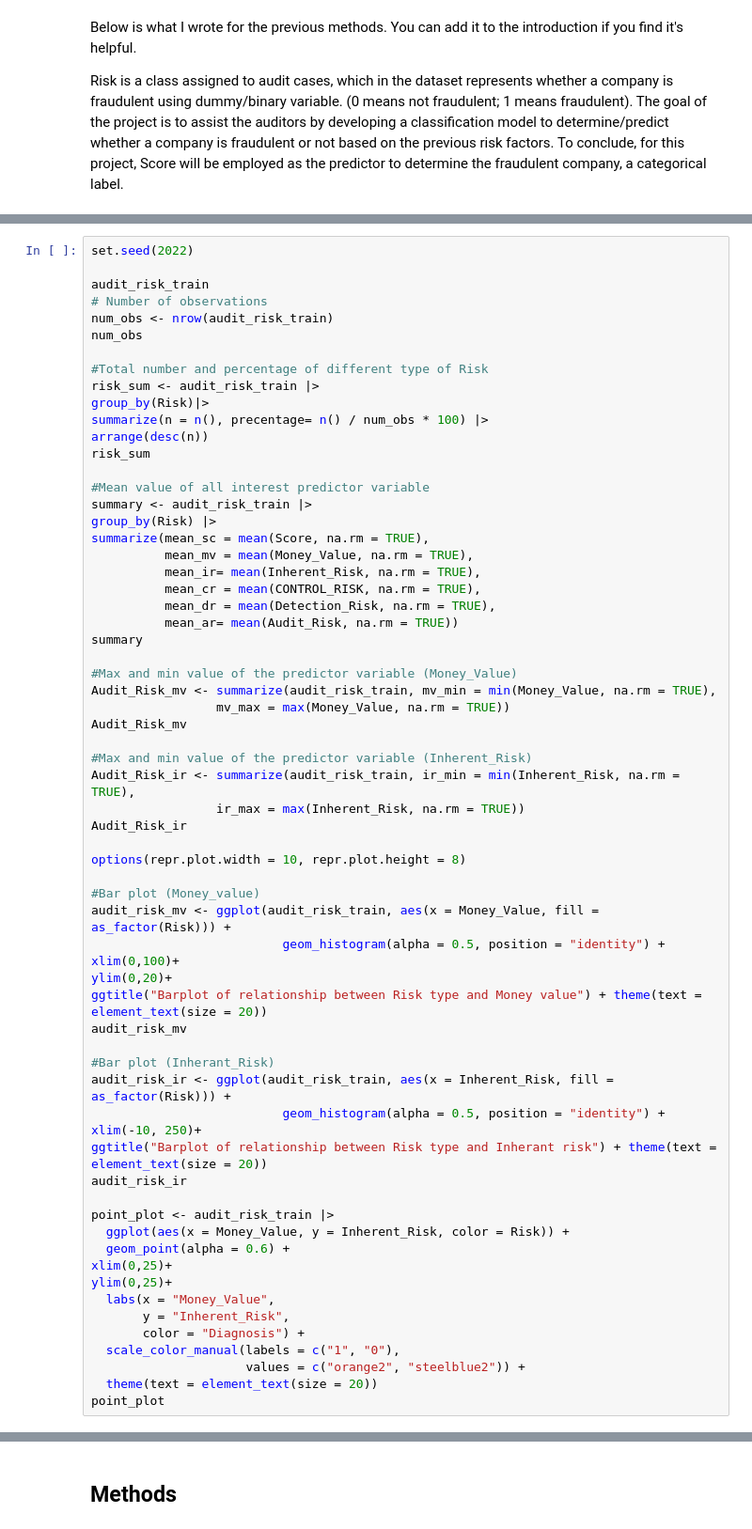
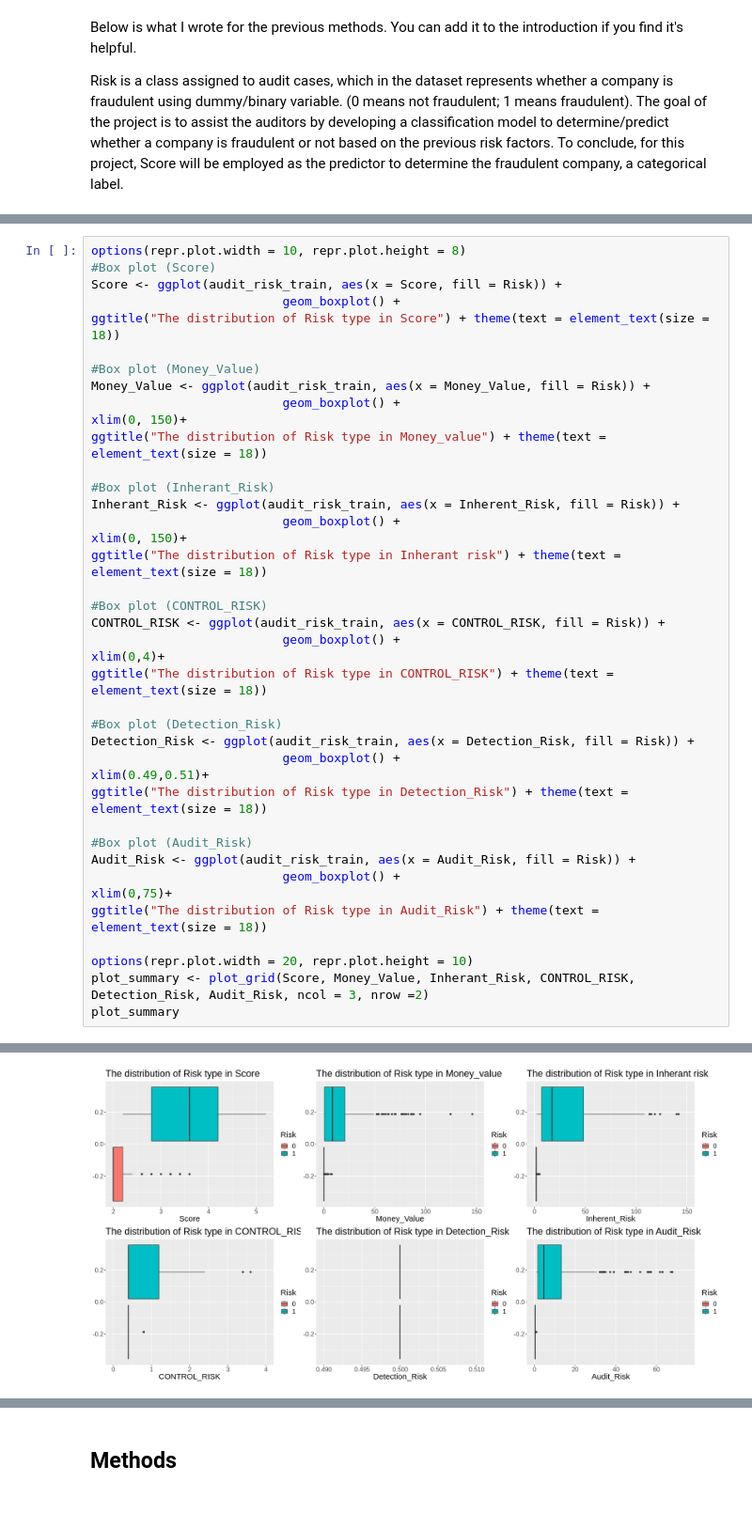
Before and after one commit to RofiaChen555/dsci-100-group-project, a Jupyter notebook: dsci100-proposal.ipynb, the cells around one changed output, grey strips where cells are left out. Shown at 94% size. Saved outputs shown, nothing was run; the diff lists cells and outputs as text.

```diff
--- a/dsci100-proposal.ipynb
+++ b/dsci100-proposal.ipynb
@@ -75,66 +130,41 @@ audit_risk_test <- testing(audit_risk_split)|>
 # %%
-set.seed(2022)
+options(repr.plot.width = 10, repr.plot.height = 8)
+#Box plot (Score)
+Score <- ggplot(audit_risk_train, aes(x = Score, fill = Risk)) +
+                          geom_boxplot() +
+ggtitle("The distribution of Risk type in Score") + theme(text = element_text(size = 18))
 
-audit_risk_train
-# Number of observations
-num_obs <- nrow(audit_risk_train)
-num_obs
+#Box plot (Money_Value)
+Money_Value <- ggplot(audit_risk_train, aes(x = Money_Value, fill = Risk)) +
+                          geom_boxplot() +
+xlim(0, 150)+
+ggtitle("The distribution of Risk type in Money_value") + theme(text = element_text(size = 18))
 
-#Total number and percentage of different type of Risk
-risk_sum <- audit_risk_train |>
-group_by(Risk)|>
-summarize(n = n(), precentage= n() / num_obs * 100) |>
-arrange(desc(n))
-risk_sum
+#Box plot (Inherant_Risk)
+Inherant_Risk <- ggplot(audit_risk_train, aes(x = Inherent_Risk, fill = Risk)) +
+                          geom_boxplot() +
+xlim(0, 150)+
+ggtitle("The distribution of Risk type in Inherant risk") + theme(text = element_text(size = 18))
 
-#Mean value of all interest predictor variable
-summary <- audit_risk_train |>
-group_by(Risk) |>
-summarize(mean_sc = mean(Score, na.rm = TRUE),
-          mean_mv = mean(Money_Value, na.rm = TRUE),
-          mean_ir= mean(Inherent_Risk, na.rm = TRUE),
-          mean_cr = mean(CONTROL_RISK, na.rm = TRUE),
-          mean_dr = mean(Detection_Risk, na.rm = TRUE),
-          mean_ar= mean(Audit_Risk, na.rm = TRUE))
-summary
+#Box plot (CONTROL_RISK)
+CONTROL_RISK <- ggplot(audit_risk_train, aes(x = CONTROL_RISK, fill = Risk)) +
+                          geom_boxplot() +
+xlim(0,4)+
+ggtitle("The distribution of Risk type in CONTROL_RISK") + theme(text = element_text(size = 18))
 
-#Max and min value of the predictor variable (Money_Value)
-Audit_Risk_mv <- summarize(audit_risk_train, mv_min = min(Money_Value, na.rm = TRUE),
-                 mv_max = max(Money_Value, na.rm = TRUE))
-Audit_Risk_mv
+#Box plot (Detection_Risk)
+Detection_Risk <- ggplot(audit_risk_train, aes(x = Detection_Risk, fill = Risk)) +
+                          geom_boxplot() +
+xlim(0.49,0.51)+
+ggtitle("The distribution of Risk type in Detection_Risk") + theme(text = element_text(size = 18))
 
-#Max and min value of the predictor variable (Inherent_Risk)
-Audit_Risk_ir <- summarize(audit_risk_train, ir_min = min(Inherent_Risk, na.rm = TRUE),
-                 ir_max = max(Inherent_Risk, na.rm = TRUE))
-Audit_Risk_ir
+#Box plot (Audit_Risk)
+Audit_Risk <- ggplot(audit_risk_train, aes(x = Audit_Risk, fill = Risk)) +
+                          geom_boxplot() +
+xlim(0,75)+
+ggtitle("The distribution of Risk type in Audit_Risk") + theme(text = element_text(size = 18))
 
-options(repr.plot.width = 10, repr.plot.height = 8)
-
-#Bar plot (Money_value)
-audit_risk_mv <- ggplot(audit_risk_train, aes(x = Money_Value, fill = as_factor(Risk))) +
-                          geom_histogram(alpha = 0.5, position = "identity") +
-xlim(0,100)+
-ylim(0,20)+
-ggtitle("Barplot of relationship between Risk type and Money value") + theme(text = element_text(size = 20))
-audit_risk_mv
-
-#Bar plot (Inherant_Risk)
-audit_risk_ir <- ggplot(audit_risk_train, aes(x = Inherent_Risk, fill = as_factor(Risk))) +
-                          geom_histogram(alpha = 0.5, position = "identity") +
-xlim(-10, 250)+
-ggtitle("Barplot of relationship between Risk type and Inherant risk") + theme(text = element_text(size = 20))
-audit_risk_ir
-
-point_plot <- audit_risk_train |>
-  ggplot(aes(x = Money_Value, y = Inherent_Risk, color = Risk)) +
-  geom_point(alpha = 0.6) +
-xlim(0,25)+
-ylim(0,25)+
-  labs(x = "Money_Value",
-       y = "Inherent_Risk",
-       color = "Diagnosis") +
-  scale_color_manual(labels = c("1", "0"),
-                     values = c("orange2", "steelblue2")) +
-  theme(text = element_text(size = 20))
-point_plot
+options(repr.plot.width = 20, repr.plot.height = 10)
+plot_summary <- plot_grid(Score, Money_Value, Inherant_Risk, CONTROL_RISK, Detection_Risk, Audit_Risk, ncol = 3, nrow =2)
+plot_summary
 # %% [output]
@@ -182,0 +179 @@ Warning message:
+[figure, added]
```
Also changed, not shown: parts of 21 cells of this notebook.
